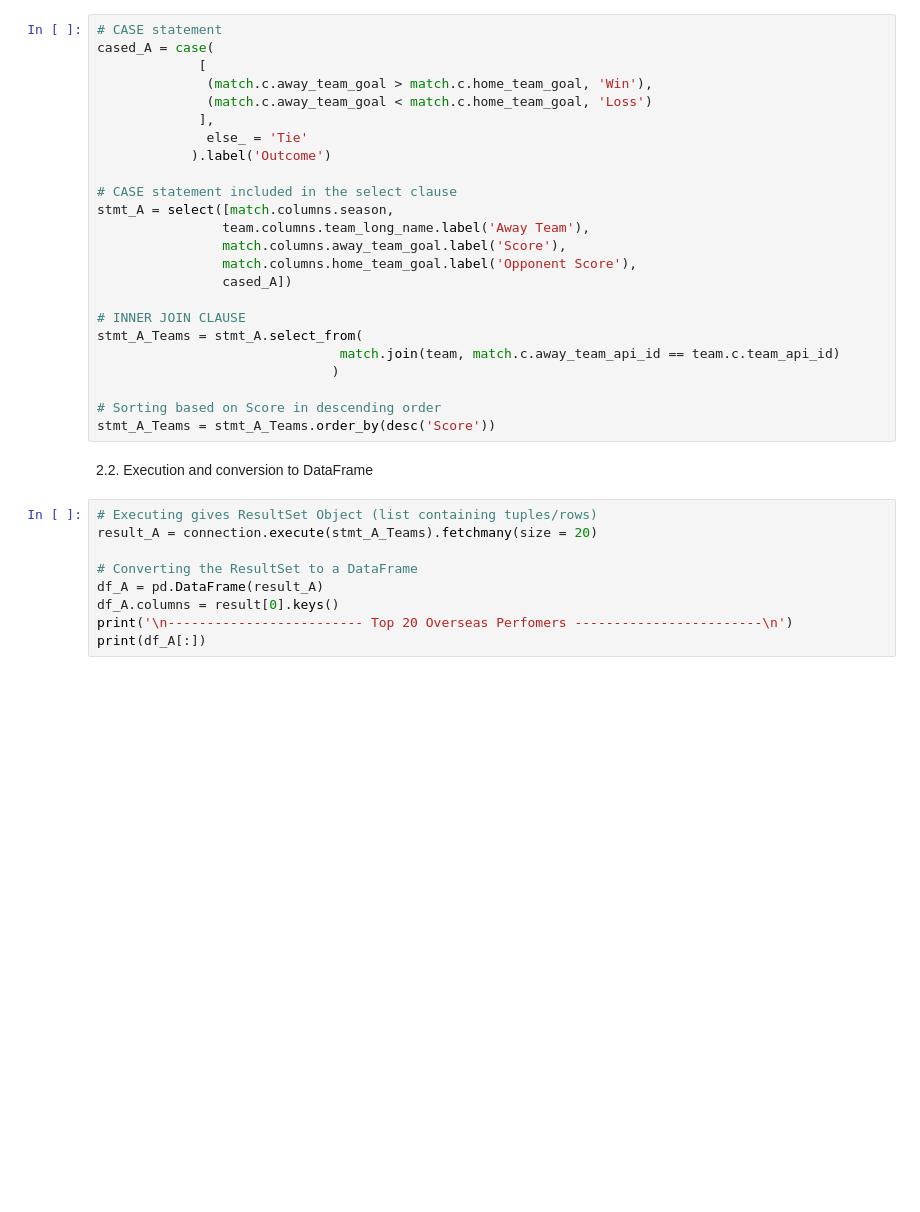
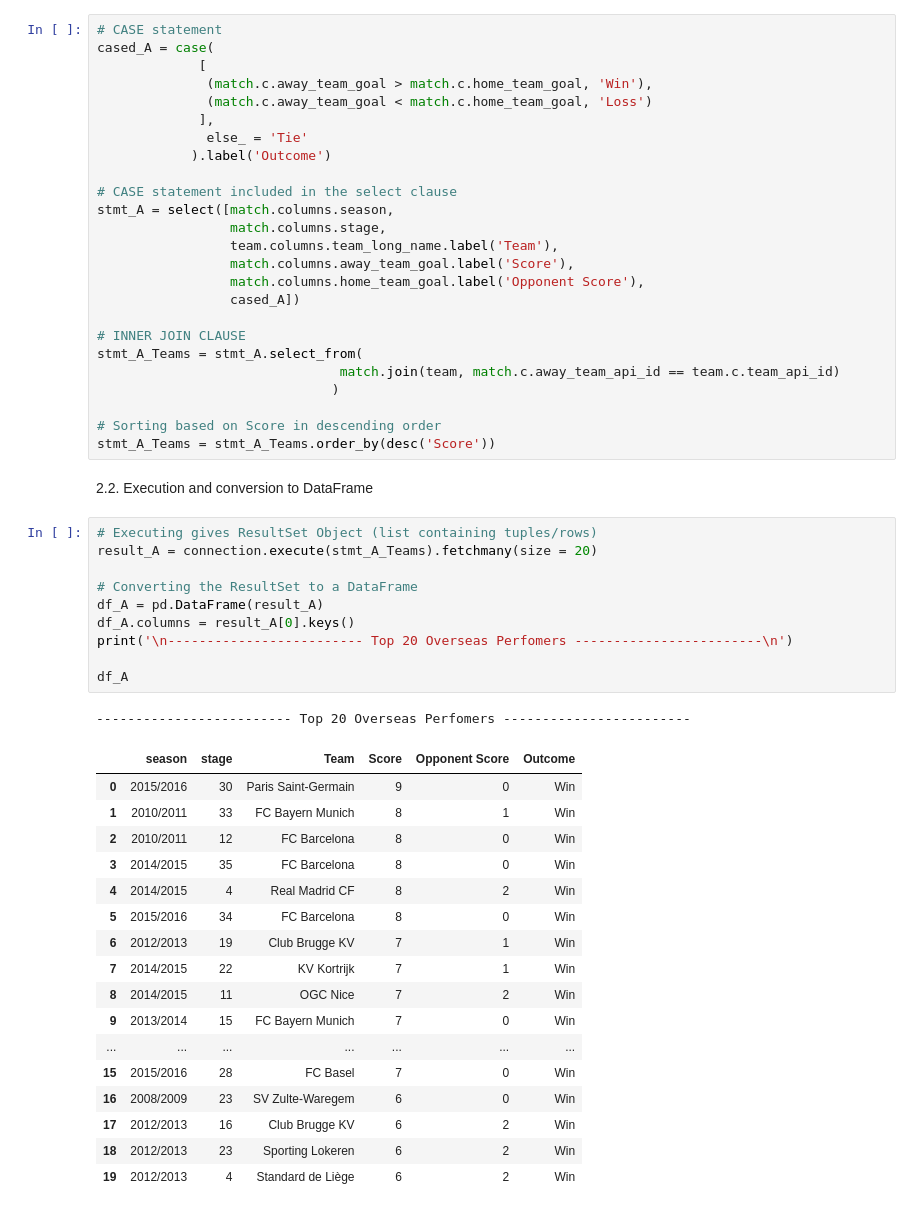
Before and after one commit to Rohanpk23/European-Soccer-Database, a Jupyter notebook: European_Soccer_Database_(SQLALCHEMY_ORM_based).ipynb, the cells around one changed output. Saved outputs shown, nothing was run; the diff lists cells and outputs as text; blank space fills up the shorter version.

```diff
--- a/European_Soccer_Database_(SQLALCHEMY_ORM_based).ipynb
+++ b/European_Soccer_Database_(SQLALCHEMY_ORM_based).ipynb
@@ -152,10 +194,11 @@ cased_A = case(
 
 # CASE statement included in the select clause
 stmt_A = select([match.columns.season,
-                team.columns.team_long_name.label('Away Team'),
-                match.columns.away_team_goal.label('Score'),
-                match.columns.home_team_goal.label('Opponent Score'),
-                cased_A])
+                 match.columns.stage,
+                 team.columns.team_long_name.label('Team'),
+                 match.columns.away_team_goal.label('Score'),
+                 match.columns.home_team_goal.label('Opponent Score'),
+                 cased_A])
 
 # INNER JOIN CLAUSE
 stmt_A_Teams = stmt_A.select_from(
@@ -169,9 +212,29 @@ stmt_A_Teams = stmt_A_Teams.order_by(desc('Score'))
 # %%
 # Executing gives ResultSet Object (list containing tuples/rows)
 result_A = connection.execute(stmt_A_Teams).fetchmany(size = 20)
 
 # Converting the ResultSet to a DataFrame
 df_A = pd.DataFrame(result_A)
-df_A.columns = result[0].keys()
+df_A.columns = result_A[0].keys()
 print('\n------------------------- Top 20 Overseas Perfomers ------------------------\n')
-print(df_A[:])
+
+df_A
+# %% [output]
+------------------------- Top 20 Overseas Perfomers ------------------------
+|  | season | stage | Team | Score | Opponent Score | Outcome |
+| 0 | 2015/2016 | 30 | Paris Saint-Germain | 9 | 0 | Win |
+| 1 | 2010/2011 | 33 | FC Bayern Munich | 8 | 1 | Win |
+| 2 | 2010/2011 | 12 | FC Barcelona | 8 | 0 | Win |
+| 3 | 2014/2015 | 35 | FC Barcelona | 8 | 0 | Win |
+| 4 | 2014/2015 | 4 | Real Madrid CF | 8 | 2 | Win |
+| 5 | 2015/2016 | 34 | FC Barcelona | 8 | 0 | Win |
+| 6 | 2012/2013 | 19 | Club Brugge KV | 7 | 1 | Win |
+| 7 | 2014/2015 | 22 | KV Kortrijk | 7 | 1 | Win |
+| 8 | 2014/2015 | 11 | OGC Nice | 7 | 2 | Win |
+| 9 | 2013/2014 | 15 | FC Bayern Munich | 7 | 0 | Win |
+| ... | ... | ... | ... | ... | ... | ... |
+| 15 | 2015/2016 | 28 | FC Basel | 7 | 0 | Win |
+| 16 | 2008/2009 | 23 | SV Zulte-Waregem | 6 | 0 | Win |
+| 17 | 2012/2013 | 16 | Club Brugge KV | 6 | 2 | Win |
+| 18 | 2012/2013 | 23 | Sporting Lokeren | 6 | 2 | Win |
+| 19 | 2012/2013 | 4 | Standard de Liège | 6 | 2 | Win |
```
Also changed, not shown: parts of 5 cells of this notebook.
